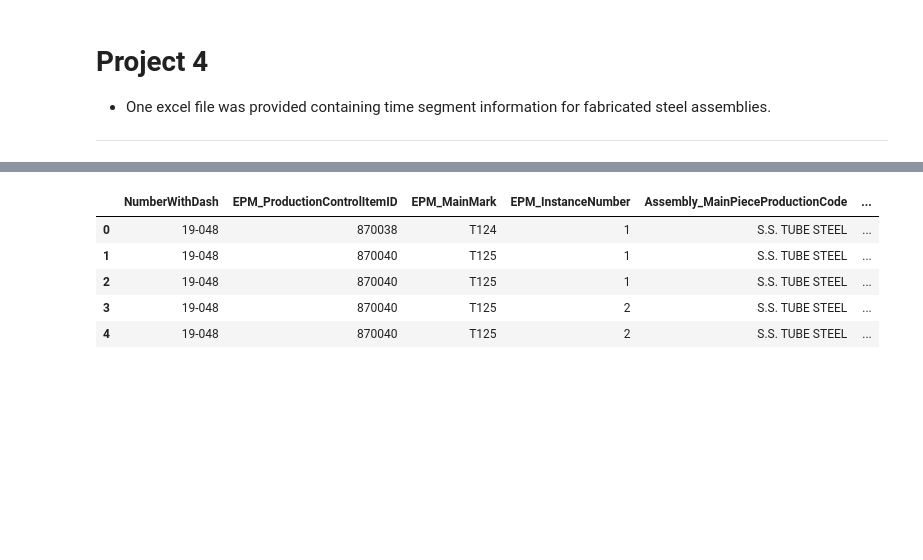
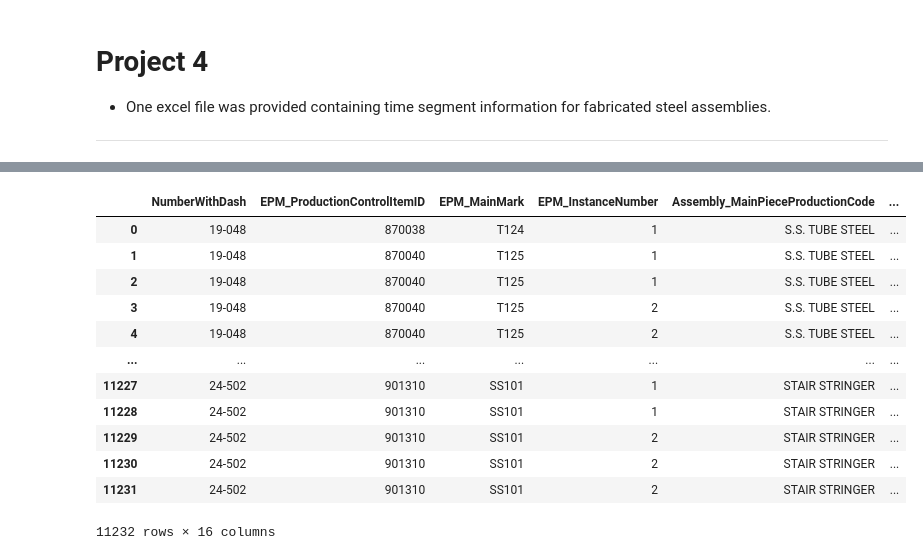
Before and after one commit to BFletchall/Project-4---Group-4---Machine-Learning, a Jupyter notebook: data_prep.ipynb, the cells around one changed output, grey strips where cells are left out. Drawn from its saved outputs; the diff is of its cells as text; code cells hidden in the pictures; blank space fills up the shorter version.

```diff
--- a/data_prep.ipynb
+++ b/data_prep.ipynb
@@ -70,24 +70,31 @@ modified_claimed_df.head()
 # %%
 # combine rows if the NumberWithDash, EPM_ProductionControlItemID, EPM_MainMark, EPM_InstanceNumber, and EPM_AdjustedStationName columns are the same.
 # Add the numbers in the TimeInSeconds_ThisWorkSegment, and	Assembly_EstTotalHours_ThisLaborGroup columns when combining
 
 combined_df = modified_claimed_df.groupby(['NumberWithDash', 'EPM_ProductionControlItemID', 'EPM_MainMark', 'EPM_InstanceNumber',
                                            'Assembly_MainPieceProductionCode', 'Assembly_MainPartLengthFt', 'Assembly_WeightEachLbs',
                                            'Assembly_SurfaceAreaEachSqFt', 'Assembly_MainPartShape', 'Assembly_MainPartDimension',
                                            'Assembly_MainPartFinishDescr', 'Assembly_TotalQuantityInJob', 'Assembly_NumSmallParts',
                                            'EPM_AdjustedStationName']).agg({
     'TimeInSeconds_ThisWorkSegment': 'sum',
     'Assembly_EstTotalHours_ThisLaborGroup': 'sum'
 }).reset_index()
 
-combined_df.head()
+combined_df
 # %% [output]
 |  | NumberWithDash | EPM_ProductionControlItemID | EPM_MainMark | EPM_InstanceNumber | Assembly_MainPieceProductionCode | ... |
 | 0 | 19-048 | 870038 | T124 | 1 | S.S. TUBE STEEL | ... |
 | 1 | 19-048 | 870040 | T125 | 1 | S.S. TUBE STEEL | ... |
 | 2 | 19-048 | 870040 | T125 | 1 | S.S. TUBE STEEL | ... |
 | 3 | 19-048 | 870040 | T125 | 2 | S.S. TUBE STEEL | ... |
 | 4 | 19-048 | 870040 | T125 | 2 | S.S. TUBE STEEL | ... |
+| ... | ... | ... | ... | ... | ... | ... |
+| 11227 | 24-502 | 901310 | SS101 | 1 | STAIR STRINGER | ... |
+| 11228 | 24-502 | 901310 | SS101 | 1 | STAIR STRINGER | ... |
+| 11229 | 24-502 | 901310 | SS101 | 2 | STAIR STRINGER | ... |
+| 11230 | 24-502 | 901310 | SS101 | 2 | STAIR STRINGER | ... |
+| 11231 | 24-502 | 901310 | SS101 | 2 | STAIR STRINGER | ... |
+11232 rows × 16 columns
 # %%
 #Assembly_NumSmallParts includes the main part so subtract 1 from this column for accurate count
 combined_df['Assembly_NumSmallParts'] -= 1
```
Also changed, not shown: parts of 6 cells of this notebook, 17 other files.
